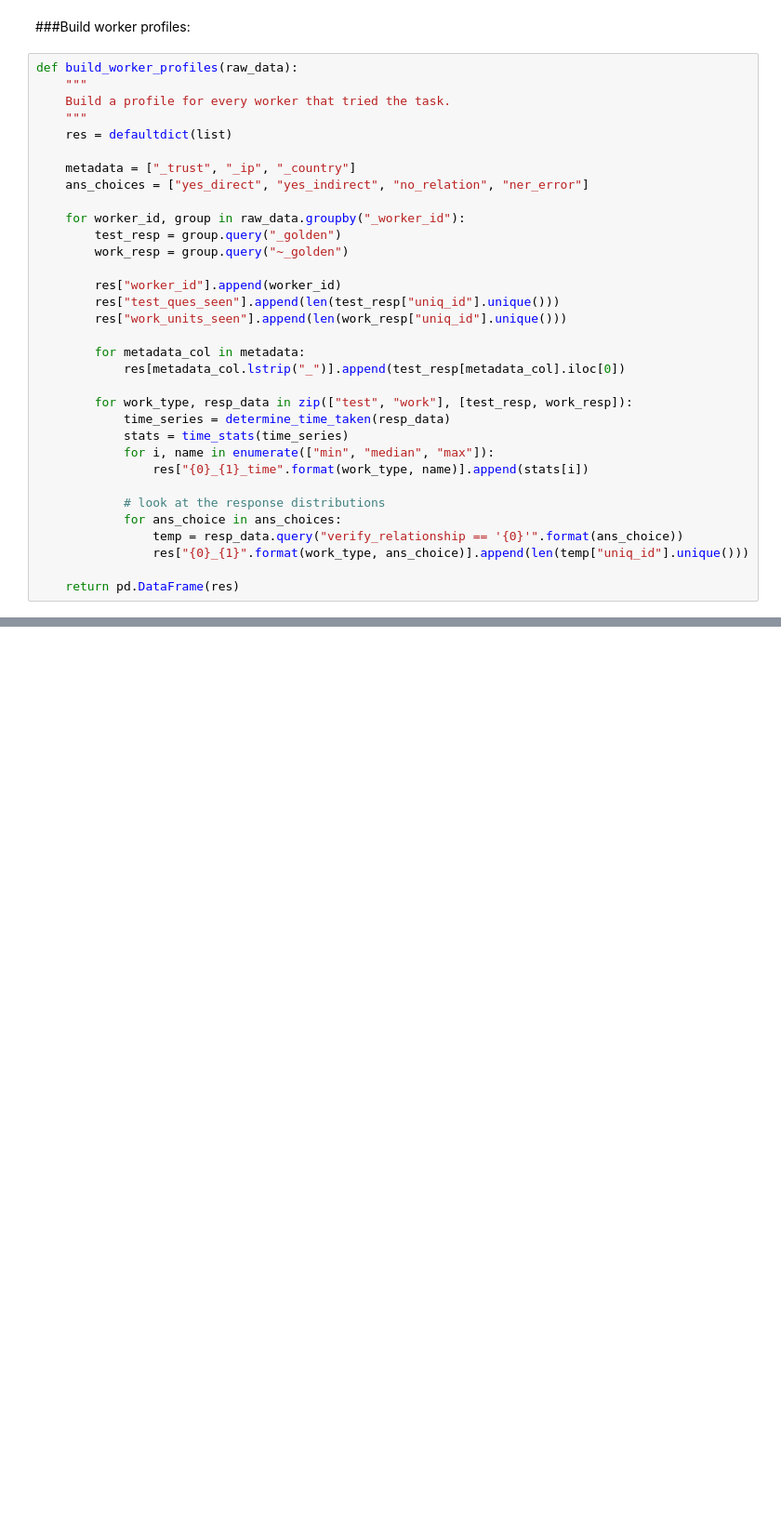
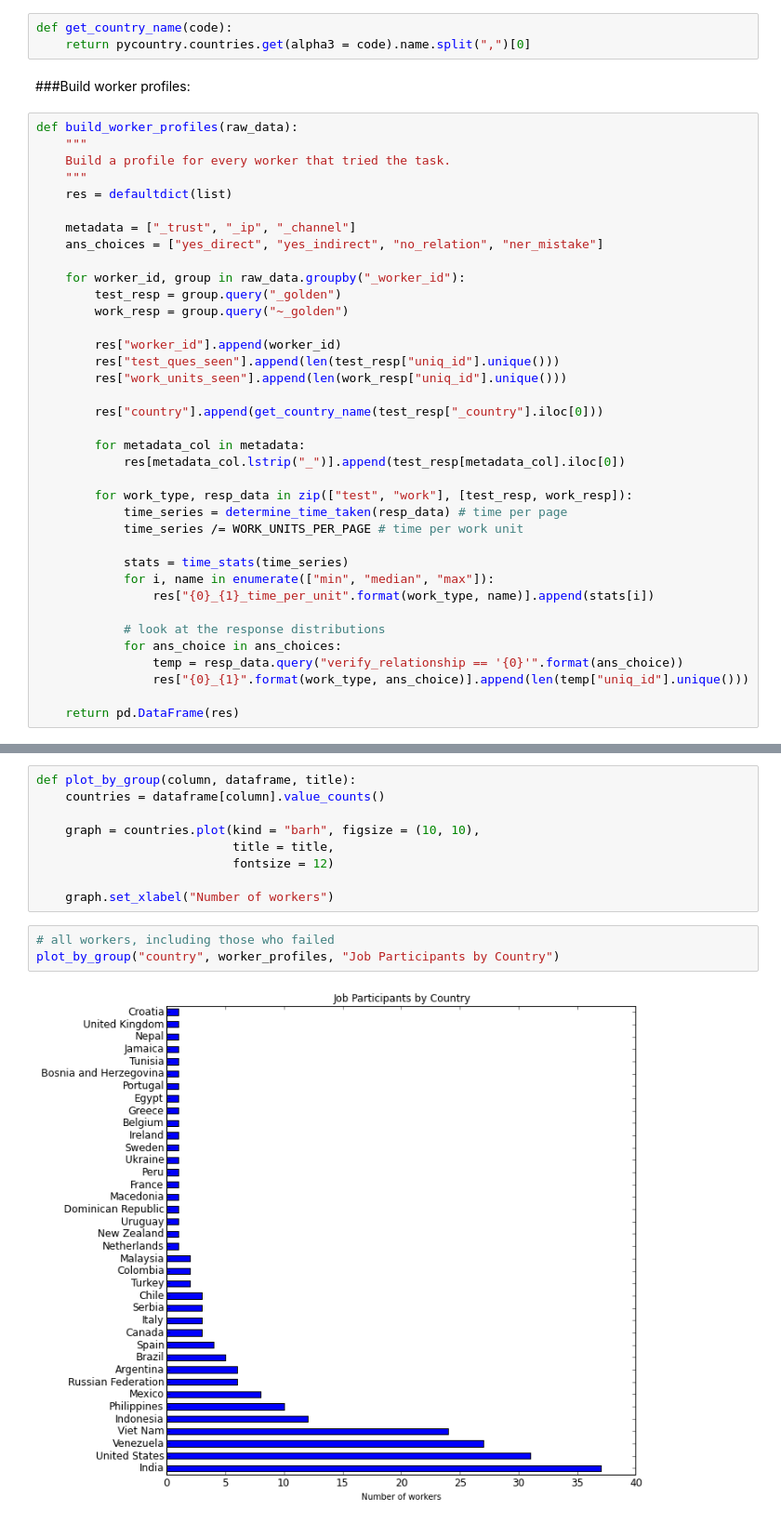
Before and after one commit to SuLab/crowd_cid_relex, a Jupyter notebook: crowd_only/job_758438_worker_analysis.ipynb, the cells around one changed output, grey strips where cells are left out. Shown: that part at 93% size. Drawn from its saved outputs; the diff is of its cells as text; blank space fills up the shorter version.

```diff
--- a/crowd_only/job_758438_worker_analysis.ipynb
+++ b/crowd_only/job_758438_worker_analysis.ipynb
@@ -79,6 +88,9 @@ def time_stats(time_series):
     determines some stats.
     """
     return (time_series.min(), time_series.median(), time_series.max())
+# %%
+def get_country_name(code):
+    return pycountry.countries.get(alpha3 = code).name.split(",")[0]
 # %% [markdown]
 ###Build worker profiles:
 # %%
@@ -88,8 +100,8 @@ def build_worker_profiles(raw_data):
     """
     res = defaultdict(list)
 
-    metadata = ["_trust", "_ip", "_country"]
-    ans_choices = ["yes_direct", "yes_indirect", "no_relation", "ner_error"]
+    metadata = ["_trust", "_ip", "_channel"]
+    ans_choices = ["yes_direct", "yes_indirect", "no_relation", "ner_mistake"]
 
     for worker_id, group in raw_data.groupby("_worker_id"):
         test_resp = group.query("_golden")
@@ -99,14 +111,18 @@ def build_worker_profiles(raw_data):
         res["test_ques_seen"].append(len(test_resp["uniq_id"].unique()))
         res["work_units_seen"].append(len(work_resp["uniq_id"].unique()))
 
+        res["country"].append(get_country_name(test_resp["_country"].iloc[0]))
+
         for metadata_col in metadata:
             res[metadata_col.lstrip("_")].append(test_resp[metadata_col].iloc[0])
 
         for work_type, resp_data in zip(["test", "work"], [test_resp, work_resp]):
-            time_series = determine_time_taken(resp_data)
+            time_series = determine_time_taken(resp_data) # time per page
+            time_series /= WORK_UNITS_PER_PAGE # time per work unit
+
             stats = time_stats(time_series)
             for i, name in enumerate(["min", "median", "max"]):
-                res["{0}_{1}_time".format(work_type, name)].append(stats[i])
+                res["{0}_{1}_time_per_unit".format(work_type, name)].append(stats[i])
 
             # look at the response distributions
             for ans_choice in ans_choices:
@@ -118,0 +155,14 @@ res = build_worker_profiles(raw_data)
+# %%
+def plot_by_group(column, dataframe, title):
+    countries = dataframe[column].value_counts()
+
+    graph = countries.plot(kind = "barh", figsize = (10, 10),
+                           title = title,
+                           fontsize = 12)
+
+    graph.set_xlabel("Number of workers")
+# %%
+# all workers, including those who failed
+plot_by_group("country", worker_profiles, "Job Participants by Country")
+# %% [output]
+[figure, added]
```
Also changed, not shown: parts of 50 cells of this notebook.
